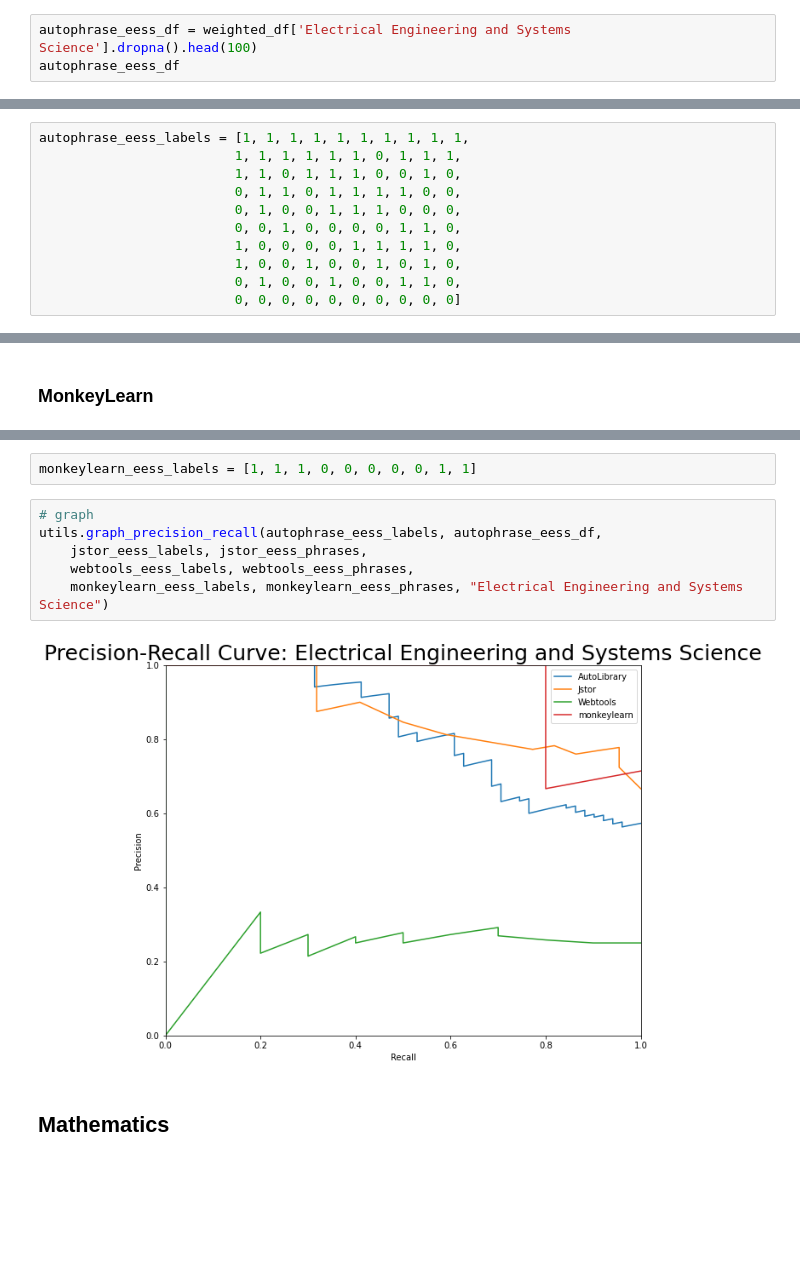
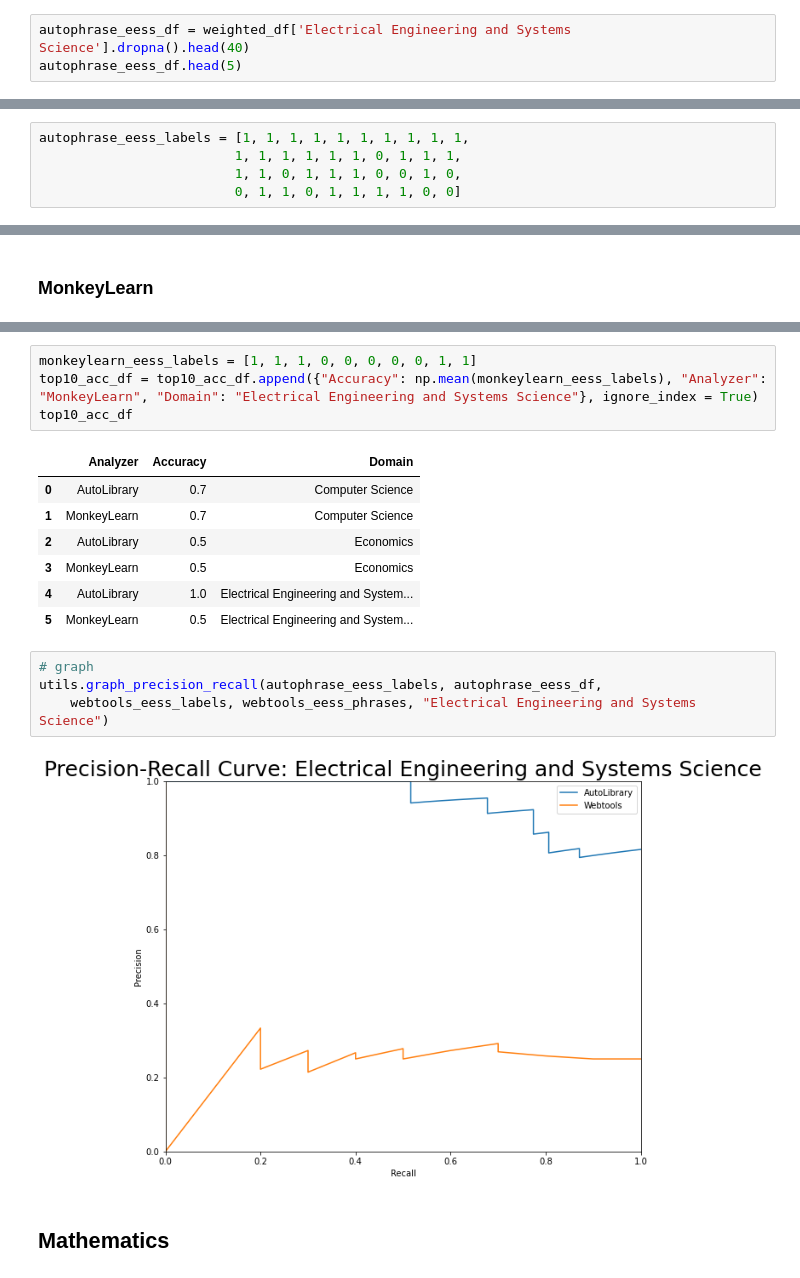
Before and after one commit to YichunRen/AutoLibrary-Scientific-Paper-Keywords-Extraction-, a Jupyter notebook: notebooks/Experiment.ipynb, the cells around one changed output, grey strips where cells are left out. Cells and saved outputs as stored; diff of their text form; blank space fills up the shorter version.

```diff
--- a/notebooks/Experiment.ipynb
+++ b/notebooks/Experiment.ipynb
@@ -414,8 +466,8 @@ utils.graph_precision_recall(autophrase_econ_labels, autophrase_econ_df,
 # %% [markdown]
 ### AutoLibrary
 # %%
-autophrase_eess_df = weighted_df['Electrical Engineering and Systems Science'].dropna().head(100)
-autophrase_eess_df
+autophrase_eess_df = weighted_df['Electrical Engineering and Systems Science'].dropna().head(40)
+autophrase_eess_df.head(5)
 # %% [output]
 |  | phrase | score |
 | 0 | magnetic resonance | 0.892167 |
@@ -448,10 +479,4 @@ autophrase_eess_df.iloc[90:100]
 autophrase_eess_labels = [1, 1, 1, 1, 1, 1, 1, 1, 1, 1,
                          1, 1, 1, 1, 1, 1, 0, 1, 1, 1,
                          1, 1, 0, 1, 1, 1, 0, 0, 1, 0,
-                         0, 1, 1, 0, 1, 1, 1, 1, 0, 0,
-                         0, 1, 0, 0, 1, 1, 1, 0, 0, 0,
-                         0, 0, 1, 0, 0, 0, 0, 1, 1, 0,
-                         1, 0, 0, 0, 0, 1, 1, 1, 1, 0,
-                         1, 0, 0, 1, 0, 0, 1, 0, 1, 0,
-                         0, 1, 0, 0, 1, 0, 0, 1, 1, 0,
-                         0, 0, 0, 0, 0, 0, 0, 0, 0, 0]
+                         0, 1, 1, 0, 1, 1, 1, 1, 0, 0]
@@ -600,13 +656,21 @@ monkeylearn_eess_phrases = {"cine mr image": 0.95,
 # %%
 monkeylearn_eess_labels = [1, 1, 1, 0, 0, 0, 0, 0, 1, 1]
+top10_acc_df = top10_acc_df.append({"Accuracy": np.mean(monkeylearn_eess_labels), "Analyzer": "MonkeyLearn", "Domain": "Electrical Engineering and Systems Science"}, ignore_index = True)
+top10_acc_df
+# %% [output]
+|  | Analyzer | Accuracy | Domain |
+| 0 | AutoLibrary | 0.7 | Computer Science |
+| 1 | MonkeyLearn | 0.7 | Computer Science |
+| 2 | AutoLibrary | 0.5 | Economics |
+| 3 | MonkeyLearn | 0.5 | Economics |
+| 4 | AutoLibrary | 1.0 | Electrical Engineering and System... |
+| 5 | MonkeyLearn | 0.5 | Electrical Engineering and System... |
 # %%
 # graph
 utils.graph_precision_recall(autophrase_eess_labels, autophrase_eess_df,
-    jstor_eess_labels, jstor_eess_phrases,
-    webtools_eess_labels, webtools_eess_phrases,
-    monkeylearn_eess_labels, monkeylearn_eess_phrases, "Electrical Engineering and Systems Science")
+    webtools_eess_labels, webtools_eess_phrases, "Electrical Engineering and Systems Science")
 # %% [output]
-[figure, old version]
+[figure, new version]
 # %% [markdown]
 ## Mathematics
 # %% [markdown]
```
Also changed, not shown: parts of 45 cells of this notebook.
